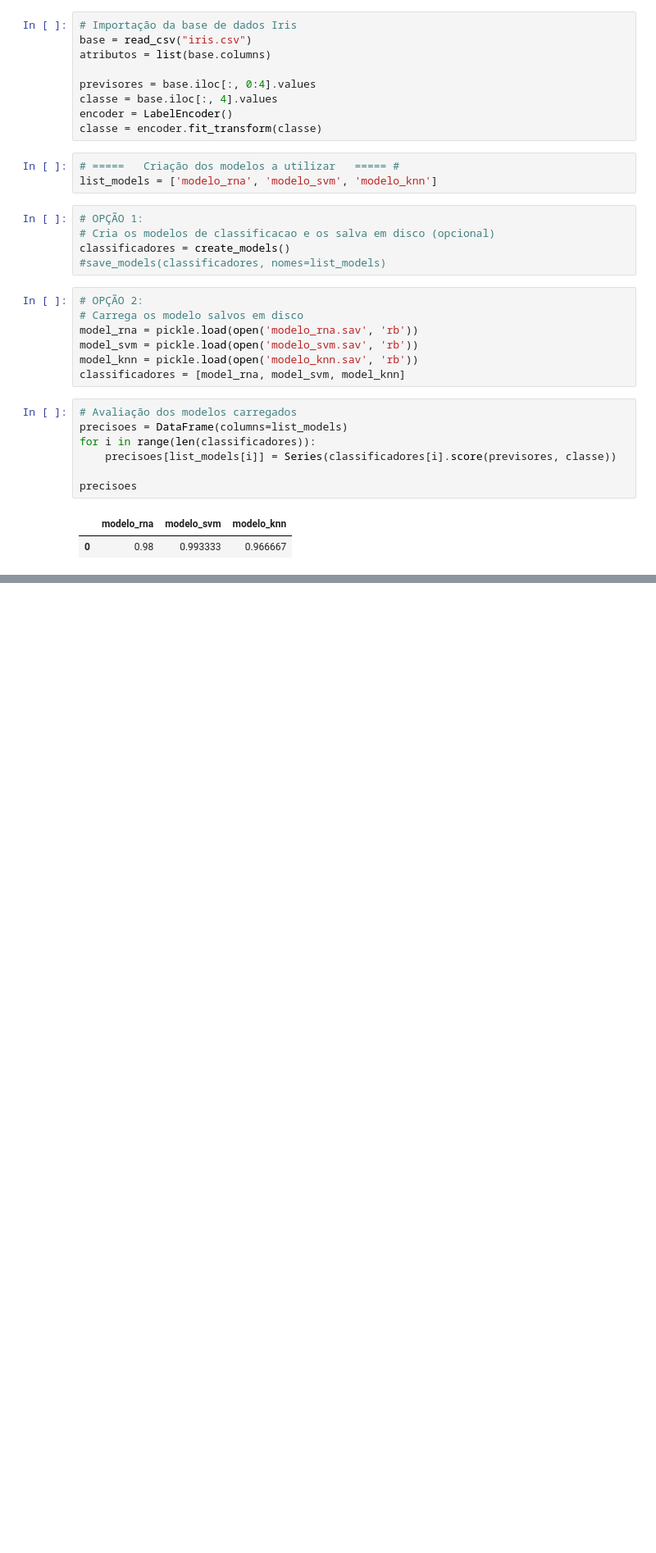
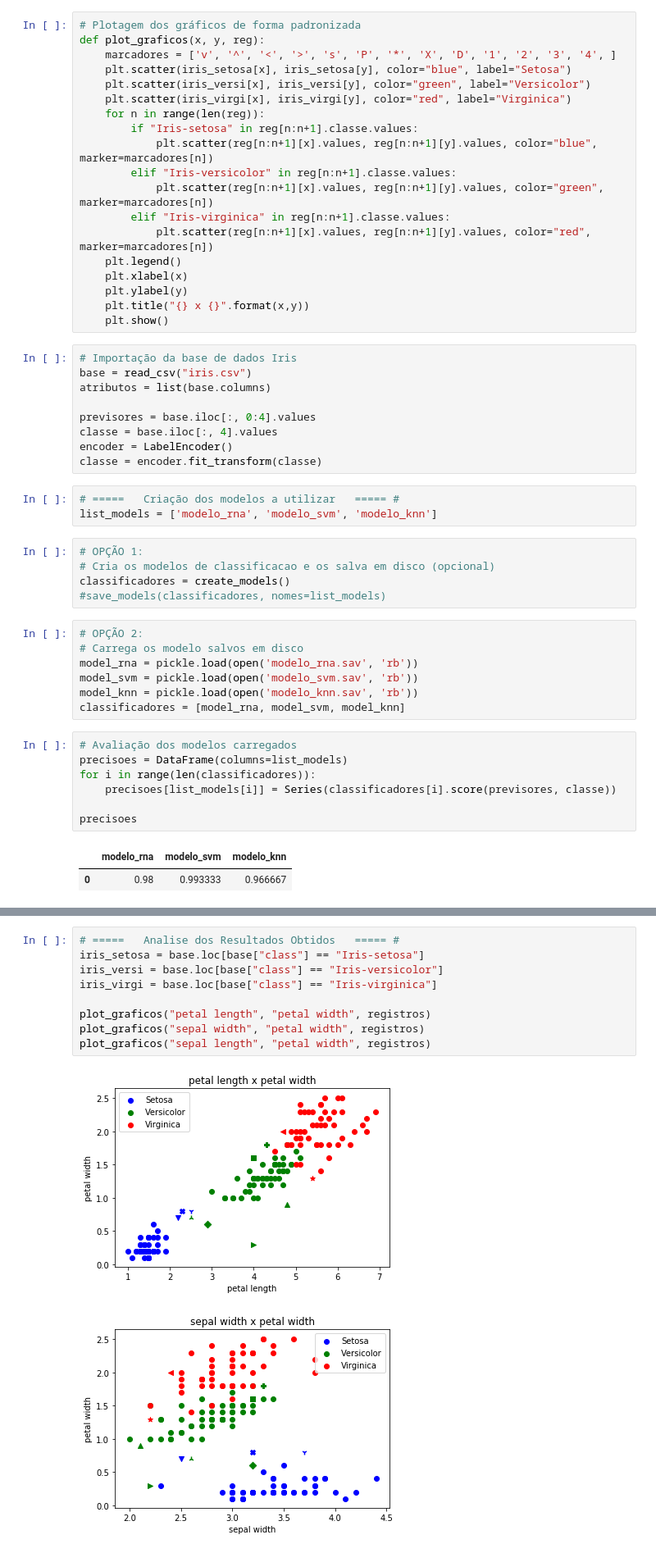
Before and after one commit to brmaciel/Projetos_AnaliseDados, a Jupyter notebook: Base_iris/combinacao_classificadores.ipynb, the cells around one changed output, grey strips where cells are left out. Shown at 82% size. Drawn from its saved outputs; the diff is of its cells as text; blank space fills up the shorter version.

Commit message:
Analise grafica dos resultados

```diff
--- a/Base_iris/combinacao_classificadores.ipynb
+++ b/Base_iris/combinacao_classificadores.ipynb
@@ -69,6 +70,25 @@ def combine_models(previsoes):
     registros = np.concatenate((novo_registro, classificacoes), axis=1)
 
     return registros, classificacoes
+# %%
+# Plotagem dos gráficos de forma padronizada
+def plot_graficos(x, y, reg):
+    marcadores = ['v', '^', '<', '>', 's', 'P', '*', 'X', 'D', '1', '2', '3', '4', ]
+    plt.scatter(iris_setosa[x], iris_setosa[y], color="blue", label="Setosa")
+    plt.scatter(iris_versi[x], iris_versi[y], color="green", label="Versicolor")
+    plt.scatter(iris_virgi[x], iris_virgi[y], color="red", label="Virginica")
+    for n in range(len(reg)):
+        if "Iris-setosa" in reg[n:n+1].classe.values:
+            plt.scatter(reg[n:n+1][x].values, reg[n:n+1][y].values, color="blue", marker=marcadores[n])
+        elif "Iris-versicolor" in reg[n:n+1].classe.values:
+            plt.scatter(reg[n:n+1][x].values, reg[n:n+1][y].values, color="green", marker=marcadores[n])
+        elif "Iris-virginica" in reg[n:n+1].classe.values:
+            plt.scatter(reg[n:n+1][x].values, reg[n:n+1][y].values, color="red", marker=marcadores[n])
+    plt.legend()
+    plt.xlabel(x)
+    plt.ylabel(y)
+    plt.title("{} x {}".format(x,y))
+    plt.show()
 # %%
 # Importação da base de dados Iris
 base = read_csv("iris.csv")
@@ -144,0 +173,12 @@ registros
+# %%
+# =====   Analise dos Resultados Obtidos   ===== #
+iris_setosa = base.loc[base["class"] == "Iris-setosa"]
+iris_versi = base.loc[base["class"] == "Iris-versicolor"]
+iris_virgi = base.loc[base["class"] == "Iris-virginica"]
+
+plot_graficos("petal length", "petal width", registros)
+plot_graficos("sepal width", "petal width", registros)
+plot_graficos("sepal length", "petal width", registros)
+# %% [output]
+[figure, added]
+[figure, added]
```
Also changed, not shown: parts of 5 cells of this notebook.
